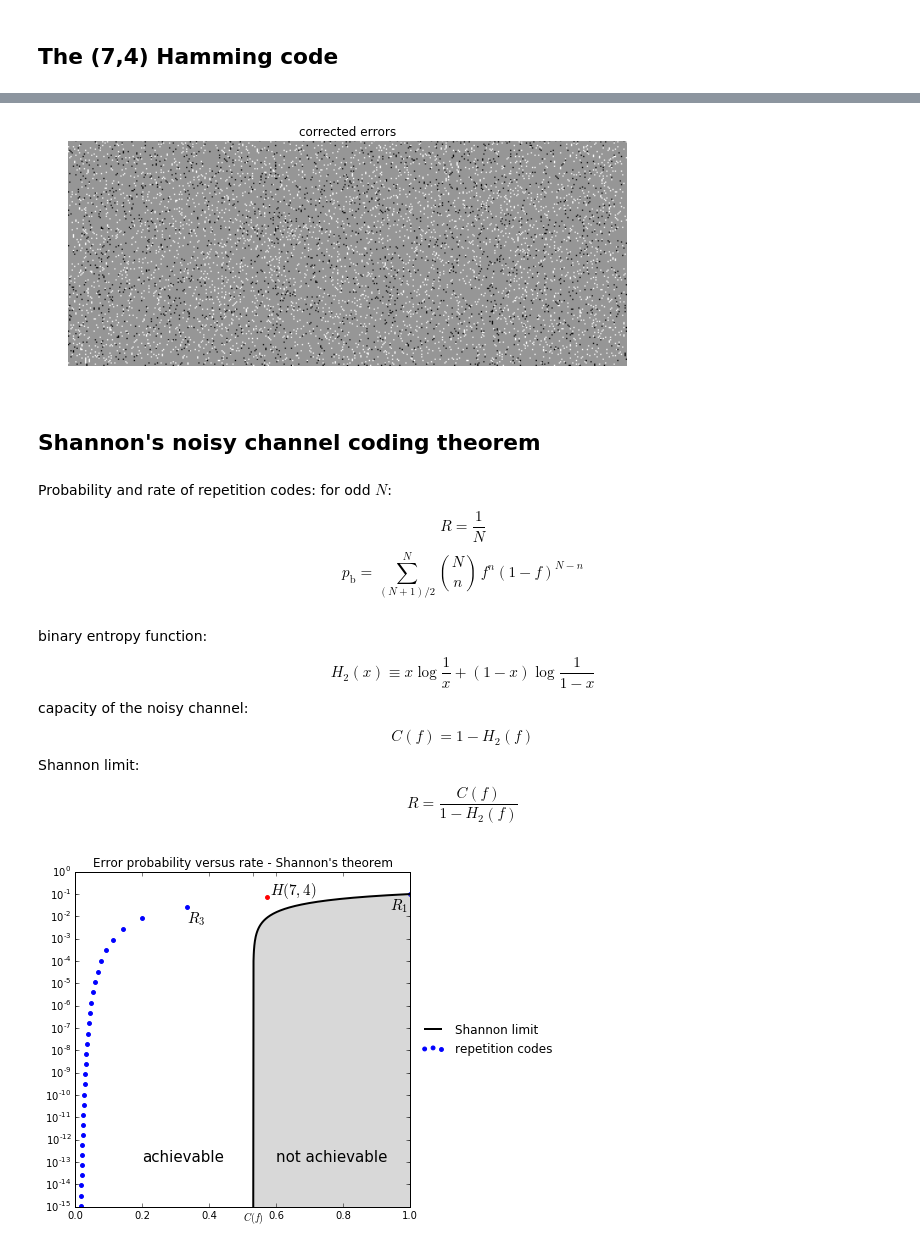
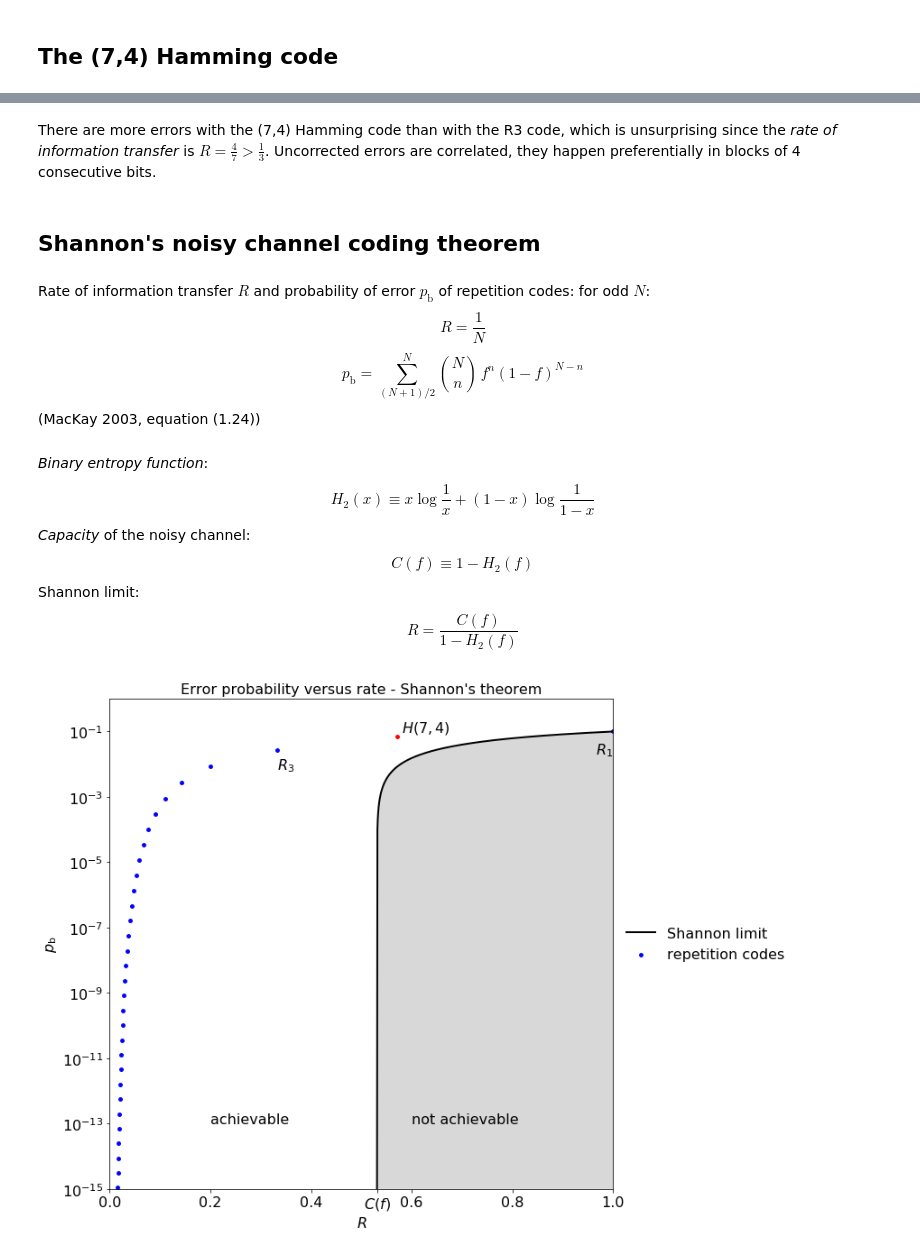
Before and after one commit to florent-leclercq/Bayes_InfoTheory, a Jupyter notebook: IT_noisy_binary_channel.ipynb, the cells around one changed output, grey strips where cells are left out. Saved outputs shown, nothing was run; the diff lists cells and outputs as text; code cells hidden in the pictures.

```diff
--- a/IT_noisy_binary_channel.ipynb
+++ b/IT_noisy_binary_channel.ipynb
@@ -12,3 +7,18 @@ from matplotlib import pyplot as plt
+# %%
+import numpy as np
+from scipy.special import binom
+from matplotlib import pyplot as plt
+from PIL import Image
+np.random.seed(123456)
+%matplotlib inline
+plt.rcParams.update({'lines.linewidth': 2})
+plt.rcParams.update({'font.size': 16})
+plt.rcParams.update({'axes.titlesize': 16})
+plt.rcParams.update({'axes.labelsize': 16})
+plt.rcParams.update({'xtick.labelsize': 16})
+plt.rcParams.update({'ytick.labelsize': 16})
+plt.rcParams.update({'legend.fontsize': 16})
+plt.rcParams.update({'figure.titlesize': 16})
 # %% [markdown]
 ## The signal
 # %%
@@ -165,34 +297,29 @@ plt.show()
-# %%
-plt.figure(figsize=(10,5))
-plt.axis('off')
-plt.imshow(decoded-received_im,cmap="Greys_r",interpolation=None)
-plt.title("corrected errors")
-plt.show()
-# %% [output]
-[figure, removed]
+# %% [markdown]
+There are more errors with the (7,4) Hamming code than with the R3 code, which is unsurprising since the *rate of information transfer* is $R = \frac{4}{7} > \frac{1}{3}$. Uncorrected errors are correlated, they happen preferentially in blocks of 4 consecutive bits.
 # %% [markdown]
 ## Shannon's noisy channel coding theorem
 # %% [markdown]
-Probability and rate of repetition codes: for odd $N$:
+Rate of information transfer $R$ and probability of error $p_\mathrm{b}$ of repetition codes: for odd $N$:
 \begin{equation}
 R=\frac{1}{N}
 \end{equation}
 \begin{equation}
 p_\mathrm{b}=\sum_{(N+1)/2}^{N} \binom{N}{n} \, f^n (1-f)^{N-n}
 \end{equation}
+(MacKay 2003, equation (1.24))
 # %%
-R=np.array([1./N for N in xrange(1,62,2)])
+R=np.array([1./N for N in range(1,62,2)])
 p=np.array([np.sum(np.array([binom(N,n)*noise_level**n*(1-noise_level)**(N-n)
-                             for n in xrange((N+1)/2,N)])) for N in xrange(1,62,2)])
+                             for n in range((N+1)//2,N)])) for N in range(1,62,2)])
 p[0]=noise_level
 # %% [markdown]
-binary entropy function:
+*Binary entropy function*:
 \begin{equation}
 H_2(x) \equiv x \log \frac{1}{x} + (1-x)\log \frac{1}{1-x}
 \end{equation}
-capacity of the noisy channel:
+*Capacity* of the noisy channel:
 \begin{equation}
-C(f) = 1 - H_2(f)
+C(f) \equiv 1 - H_2(f)
 \end{equation}
 Shannon limit:
 \begin{equation}
@@ -206,25 +333,28 @@ def capacity(noise_level):
 def shannon_limit(p,noise_level):
     return capacity(noise_level)/(1-H2(p))
 # %%
-fig = plt.figure(figsize=(6,6))
+fig = plt.figure(figsize=(10,10))
 ax = fig.add_subplot(1,1,1)
 ax.set_xlim(0,1)
+ax.set_xlabel("$R$")
 ax.set_xticks([0.0, 0.2, 0.4, 0.6, 0.8, 1.0, capacity(noise_level)])
 ax.set_xticklabels(["0.0", "0.2", "0.4", "0.6", "0.8", "1.0", "$C(f)$"])
 ax.set_yscale('log')
+ax.set_ylim([1e-15,1e0])
+ax.set_ylabel("$p_\mathrm{b}$")
 ax.scatter(R,p,s=60,marker='.',color='blue',label="repetition codes")
 ax.scatter([4./7.],[7e-2],s=60,marker='.',color='red')
 p_shannon=np.linspace(noise_level,1e-15,1000)
 ax.plot(shannon_limit(p_shannon,noise_level),p_shannon,color='black',lw=2,label="Shannon limit")
 ax.fill_betweenx(p_shannon,shannon_limit(p_shannon,noise_level),np.ones_like(p_shannon),
                  facecolor='grey',alpha=0.3, linewidth=0.)
 ax.set_title("Error probability versus rate - Shannon's theorem")
-ax.text(0.333, 5e-3, '$R_3$', fontsize=15)
-ax.text(0.94, 2e-2, '$R_1$', fontsize=15)
-ax.text(0.58, 1e-1, '$H(7,4)$', fontsize=15)
-ax.text(0.2, 1e-13, 'achievable', fontsize=15)
-ax.text(0.6, 1e-13, 'not achievable', fontsize=15)
+ax.text(0.333, 7e-3, '$R_3$', fontsize=16)
+ax.text(0.965, 2e-2, '$R_1$', fontsize=16)
+ax.text(0.58, 1e-1, '$H(7,4)$', fontsize=16)
+ax.text(0.2, 1e-13, 'achievable', fontsize=16)
+ax.text(0.6, 1e-13, 'not achievable', fontsize=16)
 plt.legend(frameon=False,loc='center left',bbox_to_anchor=(1, 0.5))
 plt.show()
 # %% [output]
-[figure, old version]
+[figure, new version]
```
Also changed, not shown: parts of 28 cells of this notebook, 1 other file.
